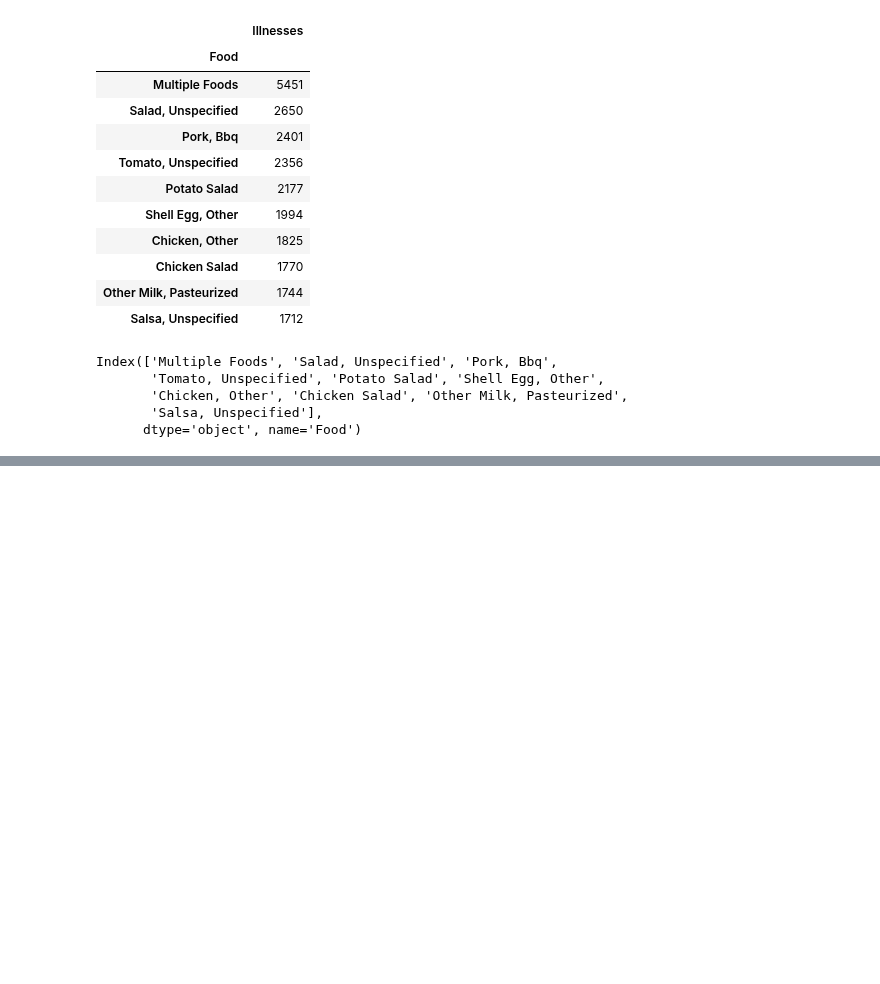
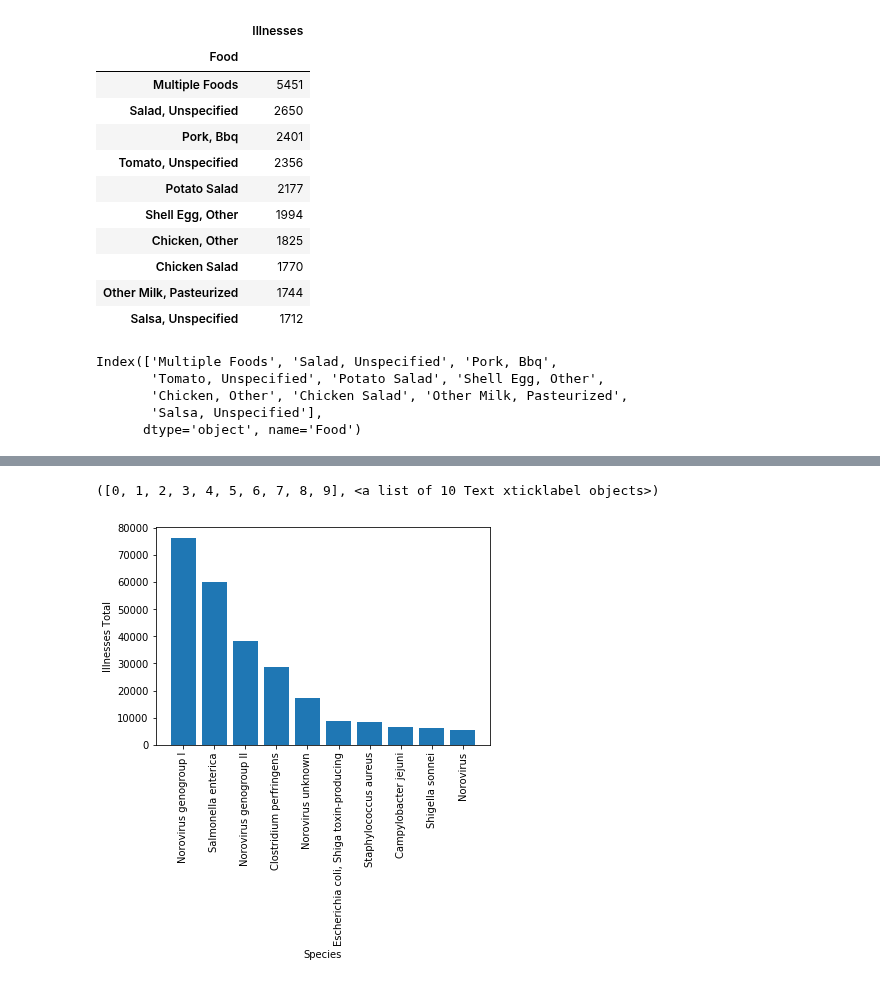
Before and after one commit to DINHC/foodborneillness, a Jupyter notebook: Foodborne_illness.ipynb, the cells around one changed output, grey strips where cells are left out. Saved outputs shown, nothing was run; the diff lists cells and outputs as text; code cells hidden in the pictures; blank space fills up the shorter version.

```diff
--- a/Foodborne_illness.ipynb
+++ b/Foodborne_illness.ipynb
@@ -242,0 +245,8 @@ plt.xticks(rotation='vertical')
+# %%
+plt.bar(Species_by_Illness_df.index,Species_by_Illness_df["Illnesses"])
+plt.xlabel("Species")
+plt.ylabel("Illnesses Total")
+plt.xticks(rotation='vertical')
+# %% [output]
+([0, 1, 2, 3, 4, 5, 6, 7, 8, 9], <a list of 10 Text xticklabel objects>)
+[figure, added]
```
Also changed, not shown: parts of 1 cell of this notebook.
